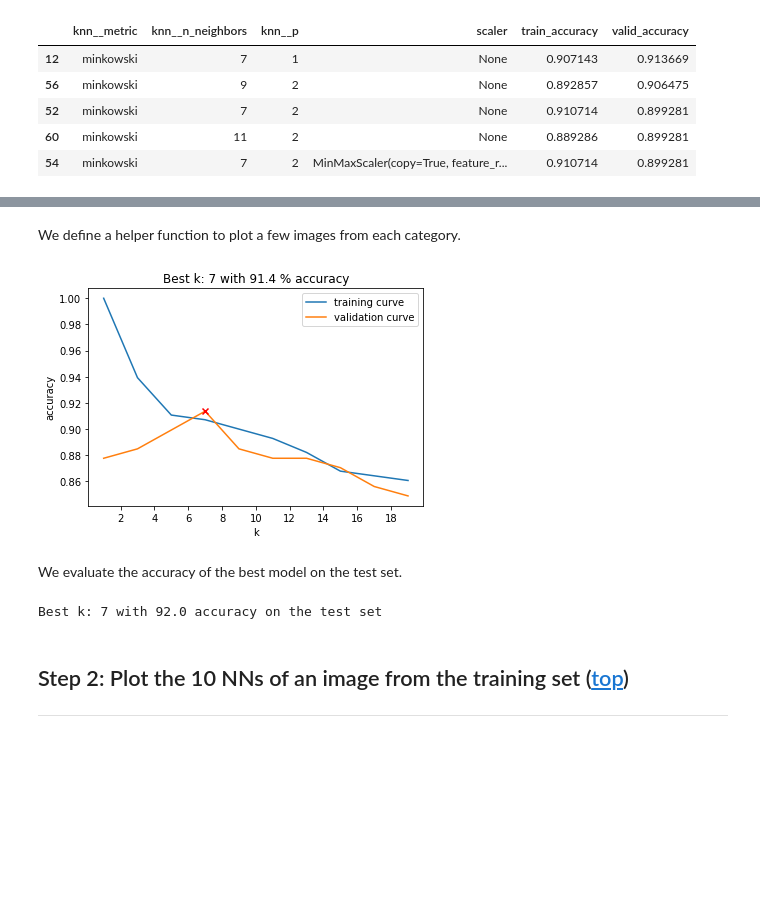
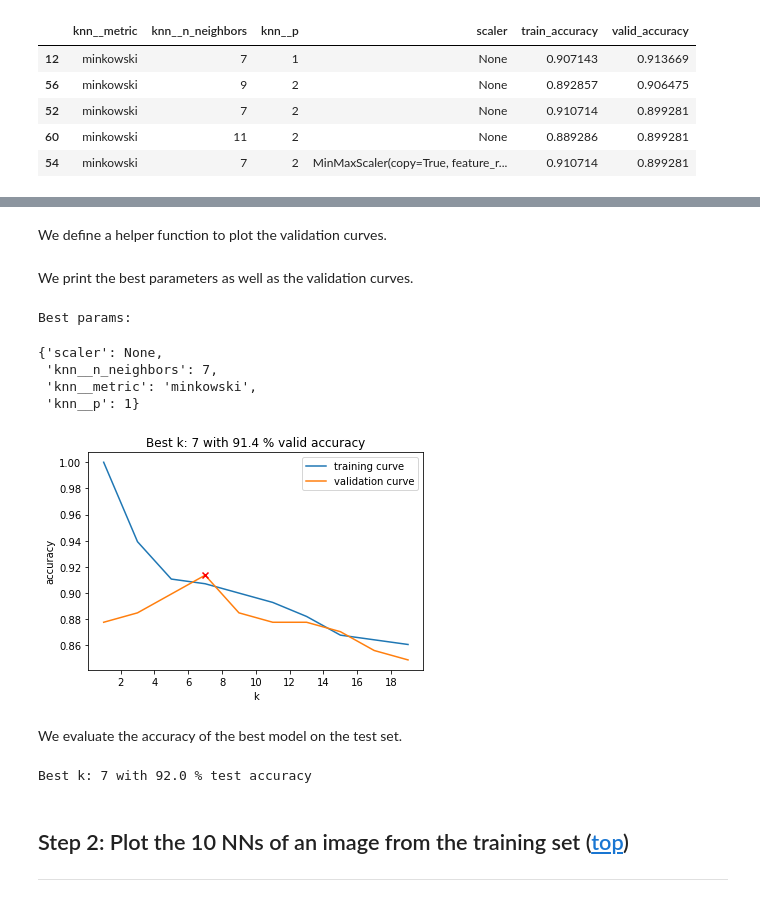
Before and after one commit to jeanrichard/epflx-adsml19-course4-project, a Jupyter notebook: 03_Visual_search_with_k-NN.ipynb, the cells around one changed output, grey strips where cells are left out. Saved outputs shown, nothing was run; the diff lists cells and outputs as text; code cells hidden in the pictures; blank space fills up the shorter version.

```diff
--- a/03_Visual_search_with_k-NN.ipynb
+++ b/03_Visual_search_with_k-NN.ipynb
@@ -193,5 +172,18 @@ df_results_best = df_results[has_params_best]
+# %%
+# We get the best result.
+idx_best = df_results['valid_accuracy'].idxmax()
+
+# We extract the results for the given scaler and metric.
+df_results_best = utils.filter_like(
+    df_results, idx_best, ['scaler', 'knn__metric', 'knn__p'])
+
+# We gather the best parameters.
+keys = ['scaler', 'knn__n_neighbors', 'knn__metric', 'knn__p']
+params_best = {
+    key: df_results.loc[idx_best, key] for key in keys
+}
 # %% [markdown]
-We define a helper function to plot a few images from each category.
+We define a helper function to plot the validation curves.
 # %%
 def plot_validation_curves(df_results: pd.DataFrame) -> None:
     """\
@@ -226,22 +218,27 @@ def plot_validation_curves(df_results: pd.DataFrame) -> None:
 
     # Add a legend and a title.
     ax.legend()
-    ax.set_title(f'Best k: {k_best} with {valid_accuracy * 100:.1f} % accuracy')
+    ax.set_title(f'Best k: {k_best} with {valid_accuracy * 100:.1f} % valid accuracy')
 
     plt.show()
-# %%
-# We need to sort again.
-plot_validation_curves(df_results_best)
-# %% [output]
-[figure, removed]
+# %% [markdown]
+We print the best parameters as well as the validation curves.
+# %%
+print(f'Best params:')
+display(params_best)
+
+# Plot the validation curves.
+plot_validation_curves(df_results_best)
+# %% [output]
+Best params:
+{'scaler': None,
+ 'knn__n_neighbors': 7,
+ 'knn__metric': 'minkowski',
+ 'knn__p': 1}
+[figure, added]
 # %% [markdown]
 We evaluate the accuracy of the best model on the test set.
 # %%
-# Gather the parameters.
-keys = ['scaler', 'knn__n_neighbors', 'knn__metric', 'knn__p']
-result_best = df_results.loc[idx_best]
-params_best = {key: result_best[key] for key in keys}
-
 # Initialize and fit.
 knn_pipe.set_params(**params_best)
 knn_pipe.fit(F_train, y_train)
@@ -249,9 +246,9 @@ knn_pipe.fit(F_train, y_train)
 # Evaluate on the test set.
 test_accuracy = knn_pipe.score(F_test, y_test)
 k_best = params_best['knn__n_neighbors']
-print(f'Best k: {k_best} with {test_accuracy * 100:.1f} accuracy on the test set')
+print(f'Best k: {k_best} with {test_accuracy * 100:.1f} % test accuracy')
 # %% [output]
-Best k: 7 with 92.0 accuracy on the test set
+Best k: 7 with 92.0 % test accuracy
 # %% [markdown]
 ## Step 2: Plot the 10 NNs of an image from the training set<a name="step-3.2"></a> ([top](#top-3))
 ---
```
Also changed, not shown: parts of 6 cells of this notebook, 3 other files.
